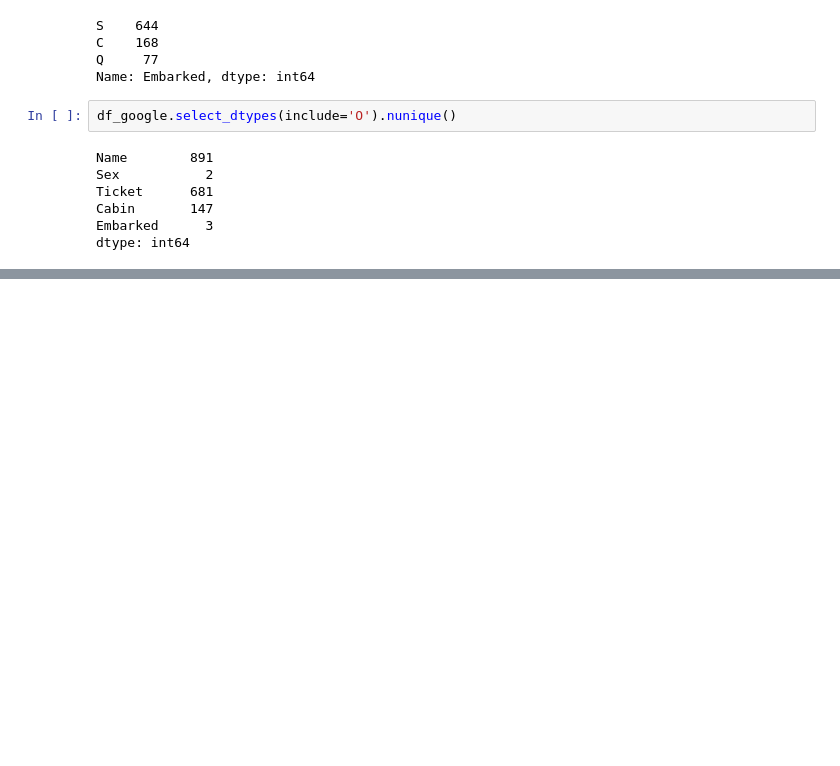
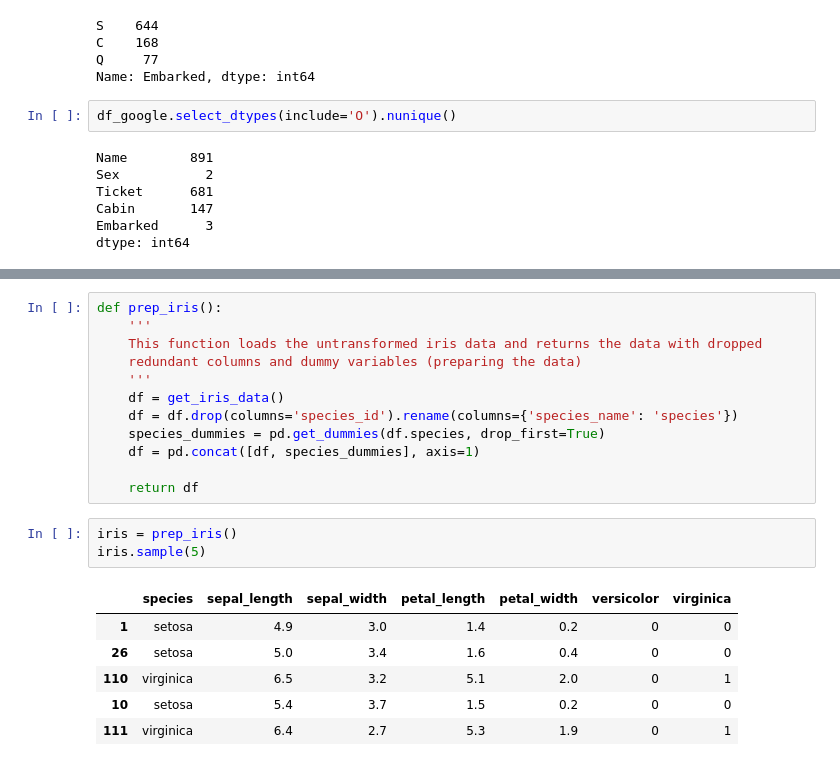
Before and after one commit to ForrestMccrosky/classification-exercises, a Jupyter notebook: classification_exercises.ipynb, the cells around one changed output, grey strips where cells are left out. Drawn from its saved outputs; the diff is of its cells as text; blank space fills up the shorter version.

```diff
--- a/classification_exercises.ipynb
+++ b/classification_exercises.ipynb
@@ -250,0 +316,22 @@ dtype: int64
+# %%
+def prep_iris():
+    '''
+    This function loads the untransformed iris data and returns the data with dropped
+    redundant columns and dummy variables (preparing the data)
+    '''
+    df = get_iris_data()
+    df = df.drop(columns='species_id').rename(columns={'species_name': 'species'})
+    species_dummies = pd.get_dummies(df.species, drop_first=True)
+    df = pd.concat([df, species_dummies], axis=1)
+
+    return df
+# %%
+iris = prep_iris()
+iris.sample(5)
+# %% [output]
+|  | species | sepal_length | sepal_width | petal_length | petal_width | versicolor | virginica |
+| 1 | setosa | 4.9 | 3.0 | 1.4 | 0.2 | 0 | 0 |
+| 26 | setosa | 5.0 | 3.4 | 1.6 | 0.4 | 0 | 0 |
+| 110 | virginica | 6.5 | 3.2 | 5.1 | 2.0 | 0 | 1 |
+| 10 | setosa | 5.4 | 3.7 | 1.5 | 0.2 | 0 | 0 |
+| 111 | virginica | 6.4 | 2.7 | 5.3 | 1.9 | 0 | 1 |
```
Also changed, not shown: parts of 13 cells of this notebook.
